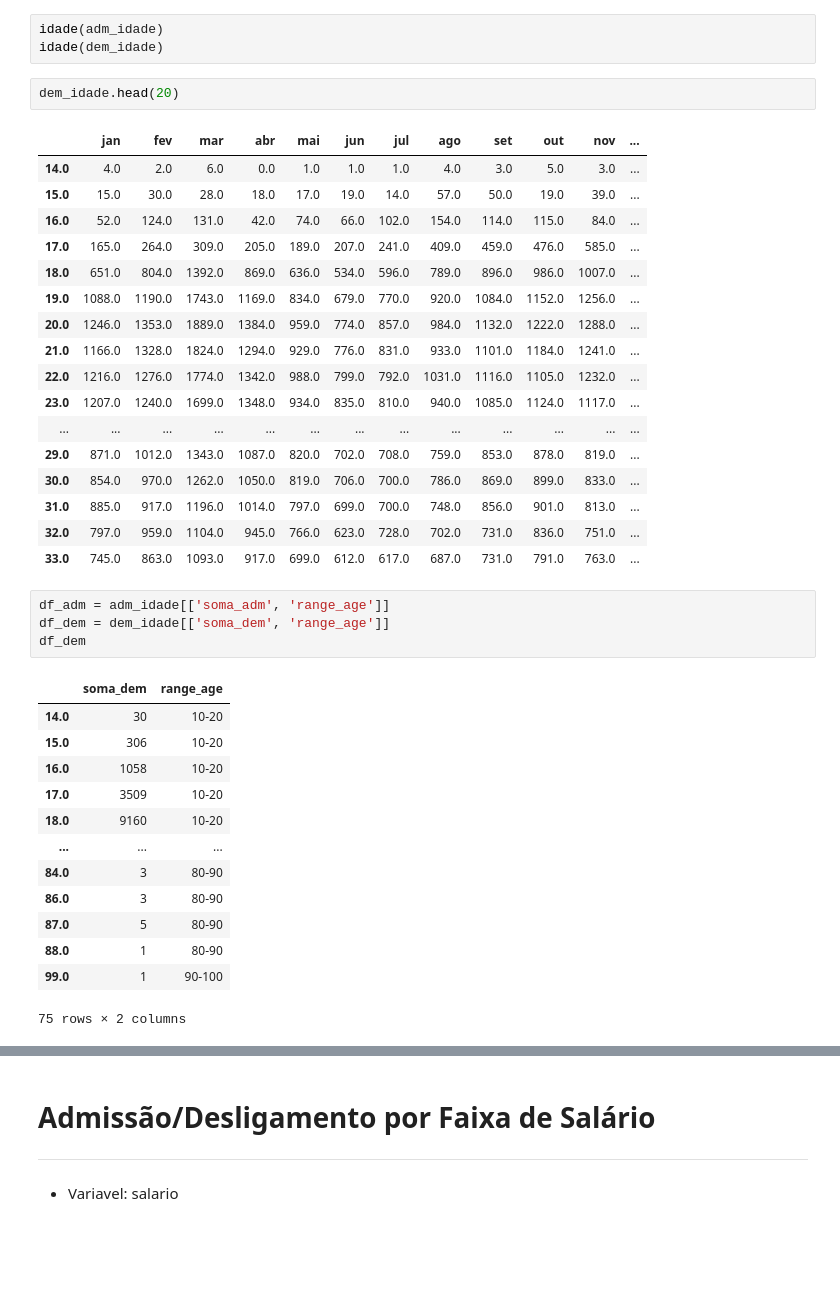
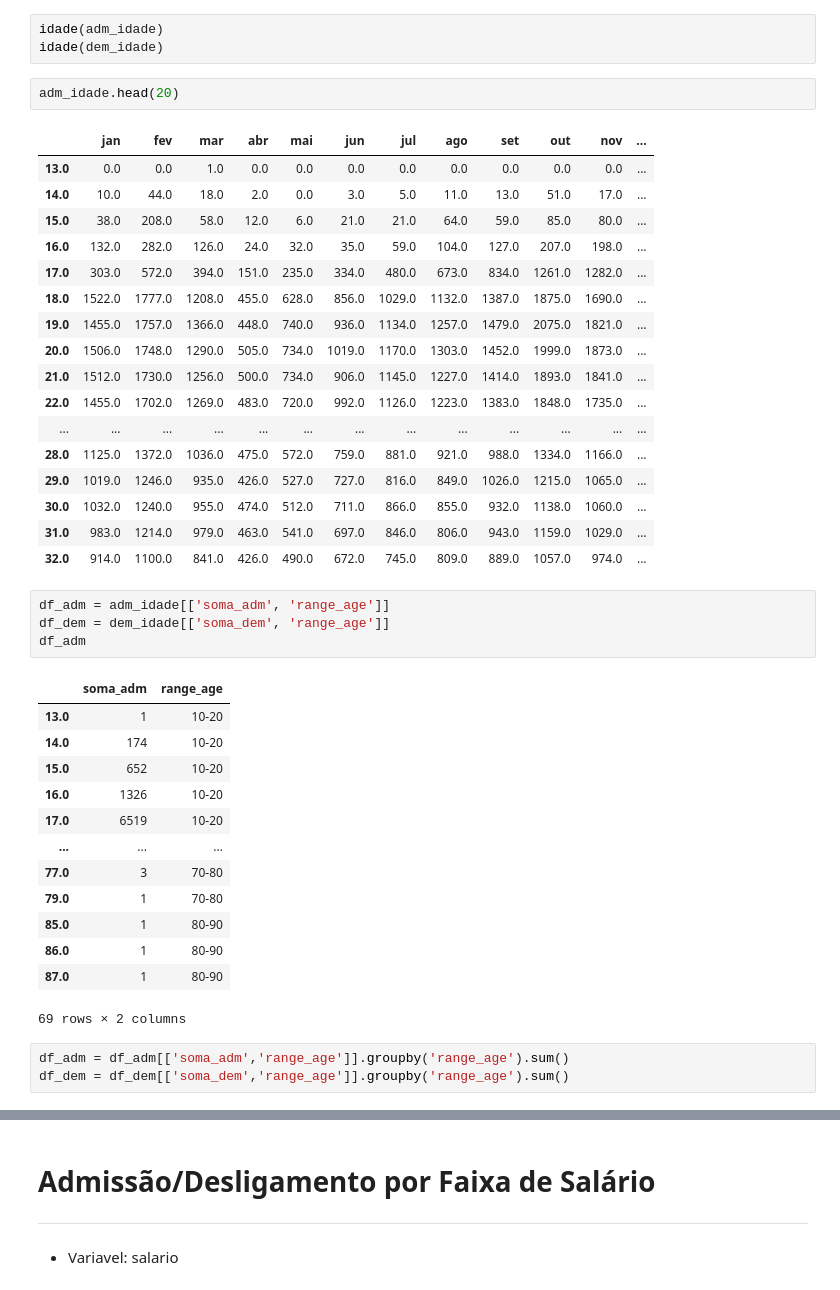
Before and after one commit to emariot/CAGED-CWB, a Jupyter notebook: Novo Caged.ipynb, the cells around one changed output, grey strips where cells are left out. Cells and saved outputs as stored; diff of their text form; blank space fills up the shorter version.

```diff
--- a/Novo Caged.ipynb
+++ b/Novo Caged.ipynb
@@ -1296,40 +1277,43 @@ def idade(df):
 idade(adm_idade)
 idade(dem_idade)
 # %%
-dem_idade.head(20)
+adm_idade.head(20)
 # %% [output]
 |  | jan | fev | mar | abr | mai | jun | jul | ago | set | out | nov | ... |
-| 14.0 | 4.0 | 2.0 | 6.0 | 0.0 | 1.0 | 1.0 | 1.0 | 4.0 | 3.0 | 5.0 | 3.0 | ... |
-| 15.0 | 15.0 | 30.0 | 28.0 | 18.0 | 17.0 | 19.0 | 14.0 | 57.0 | 50.0 | 19.0 | 39.0 | ... |
-| 16.0 | 52.0 | 124.0 | 131.0 | 42.0 | 74.0 | 66.0 | 102.0 | 154.0 | 114.0 | 115.0 | 84.0 | ... |
-| 17.0 | 165.0 | 264.0 | 309.0 | 205.0 | 189.0 | 207.0 | 241.0 | 409.0 | 459.0 | 476.0 | 585.0 | ... |
-| 18.0 | 651.0 | 804.0 | 1392.0 | 869.0 | 636.0 | 534.0 | 596.0 | 789.0 | 896.0 | 986.0 | 1007.0 | ... |
-| 19.0 | 1088.0 | 1190.0 | 1743.0 | 1169.0 | 834.0 | 679.0 | 770.0 | 920.0 | 1084.0 | 1152.0 | 1256.0 | ... |
-| 20.0 | 1246.0 | 1353.0 | 1889.0 | 1384.0 | 959.0 | 774.0 | 857.0 | 984.0 | 1132.0 | 1222.0 | 1288.0 | ... |
-| 21.0 | 1166.0 | 1328.0 | 1824.0 | 1294.0 | 929.0 | 776.0 | 831.0 | 933.0 | 1101.0 | 1184.0 | 1241.0 | ... |
-| 22.0 | 1216.0 | 1276.0 | 1774.0 | 1342.0 | 988.0 | 799.0 | 792.0 | 1031.0 | 1116.0 | 1105.0 | 1232.0 | ... |
-| 23.0 | 1207.0 | 1240.0 | 1699.0 | 1348.0 | 934.0 | 835.0 | 810.0 | 940.0 | 1085.0 | 1124.0 | 1117.0 | ... |
+| 13.0 | 0.0 | 0.0 | 1.0 | 0.0 | 0.0 | 0.0 | 0.0 | 0.0 | 0.0 | 0.0 | 0.0 | ... |
+| 14.0 | 10.0 | 44.0 | 18.0 | 2.0 | 0.0 | 3.0 | 5.0 | 11.0 | 13.0 | 51.0 | 17.0 | ... |
+| 15.0 | 38.0 | 208.0 | 58.0 | 12.0 | 6.0 | 21.0 | 21.0 | 64.0 | 59.0 | 85.0 | 80.0 | ... |
+| 16.0 | 132.0 | 282.0 | 126.0 | 24.0 | 32.0 | 35.0 | 59.0 | 104.0 | 127.0 | 207.0 | 198.0 | ... |
+| 17.0 | 303.0 | 572.0 | 394.0 | 151.0 | 235.0 | 334.0 | 480.0 | 673.0 | 834.0 | 1261.0 | 1282.0 | ... |
+| 18.0 | 1522.0 | 1777.0 | 1208.0 | 455.0 | 628.0 | 856.0 | 1029.0 | 1132.0 | 1387.0 | 1875.0 | 1690.0 | ... |
+| 19.0 | 1455.0 | 1757.0 | 1366.0 | 448.0 | 740.0 | 936.0 | 1134.0 | 1257.0 | 1479.0 | 2075.0 | 1821.0 | ... |
+| 20.0 | 1506.0 | 1748.0 | 1290.0 | 505.0 | 734.0 | 1019.0 | 1170.0 | 1303.0 | 1452.0 | 1999.0 | 1873.0 | ... |
+| 21.0 | 1512.0 | 1730.0 | 1256.0 | 500.0 | 734.0 | 906.0 | 1145.0 | 1227.0 | 1414.0 | 1893.0 | 1841.0 | ... |
+| 22.0 | 1455.0 | 1702.0 | 1269.0 | 483.0 | 720.0 | 992.0 | 1126.0 | 1223.0 | 1383.0 | 1848.0 | 1735.0 | ... |
 | ... | ... | ... | ... | ... | ... | ... | ... | ... | ... | ... | ... | ... |
-| 29.0 | 871.0 | 1012.0 | 1343.0 | 1087.0 | 820.0 | 702.0 | 708.0 | 759.0 | 853.0 | 878.0 | 819.0 | ... |
-| 30.0 | 854.0 | 970.0 | 1262.0 | 1050.0 | 819.0 | 706.0 | 700.0 | 786.0 | 869.0 | 899.0 | 833.0 | ... |
-| 31.0 | 885.0 | 917.0 | 1196.0 | 1014.0 | 797.0 | 699.0 | 700.0 | 748.0 | 856.0 | 901.0 | 813.0 | ... |
-| 32.0 | 797.0 | 959.0 | 1104.0 | 945.0 | 766.0 | 623.0 | 728.0 | 702.0 | 731.0 | 836.0 | 751.0 | ... |
-| 33.0 | 745.0 | 863.0 | 1093.0 | 917.0 | 699.0 | 612.0 | 617.0 | 687.0 | 731.0 | 791.0 | 763.0 | ... |
+| 28.0 | 1125.0 | 1372.0 | 1036.0 | 475.0 | 572.0 | 759.0 | 881.0 | 921.0 | 988.0 | 1334.0 | 1166.0 | ... |
+| 29.0 | 1019.0 | 1246.0 | 935.0 | 426.0 | 527.0 | 727.0 | 816.0 | 849.0 | 1026.0 | 1215.0 | 1065.0 | ... |
+| 30.0 | 1032.0 | 1240.0 | 955.0 | 474.0 | 512.0 | 711.0 | 866.0 | 855.0 | 932.0 | 1138.0 | 1060.0 | ... |
+| 31.0 | 983.0 | 1214.0 | 979.0 | 463.0 | 541.0 | 697.0 | 846.0 | 806.0 | 943.0 | 1159.0 | 1029.0 | ... |
+| 32.0 | 914.0 | 1100.0 | 841.0 | 426.0 | 490.0 | 672.0 | 745.0 | 809.0 | 889.0 | 1057.0 | 974.0 | ... |
 # %%
 df_adm = adm_idade[['soma_adm', 'range_age']]
 df_dem = dem_idade[['soma_dem', 'range_age']]
-df_dem
+df_adm
 # %% [output]
-|  | soma_dem | range_age |
-| 14.0 | 30 | 10-20 |
-| 15.0 | 306 | 10-20 |
-| 16.0 | 1058 | 10-20 |
-| 17.0 | 3509 | 10-20 |
-| 18.0 | 9160 | 10-20 |
+|  | soma_adm | range_age |
+| 13.0 | 1 | 10-20 |
+| 14.0 | 174 | 10-20 |
+| 15.0 | 652 | 10-20 |
+| 16.0 | 1326 | 10-20 |
+| 17.0 | 6519 | 10-20 |
 | ... | ... | ... |
-| 84.0 | 3 | 80-90 |
-| 86.0 | 3 | 80-90 |
-| 87.0 | 5 | 80-90 |
-| 88.0 | 1 | 80-90 |
-| 99.0 | 1 | 90-100 |
+| 77.0 | 3 | 70-80 |
+| 79.0 | 1 | 70-80 |
+| 85.0 | 1 | 80-90 |
+| 86.0 | 1 | 80-90 |
+| 87.0 | 1 | 80-90 |
-75 rows × 2 columns
+69 rows × 2 columns
+# %%
+df_adm = df_adm[['soma_adm','range_age']].groupby('range_age').sum()
+df_dem = df_dem[['soma_dem','range_age']].groupby('range_age').sum()
```
Also changed, not shown: parts of 4 cells of this notebook.
